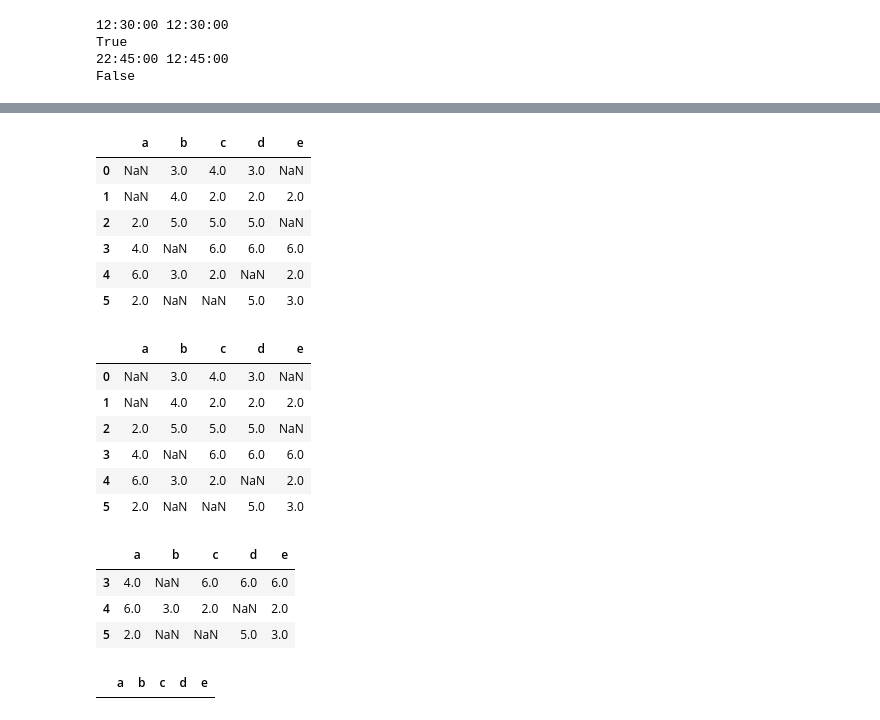
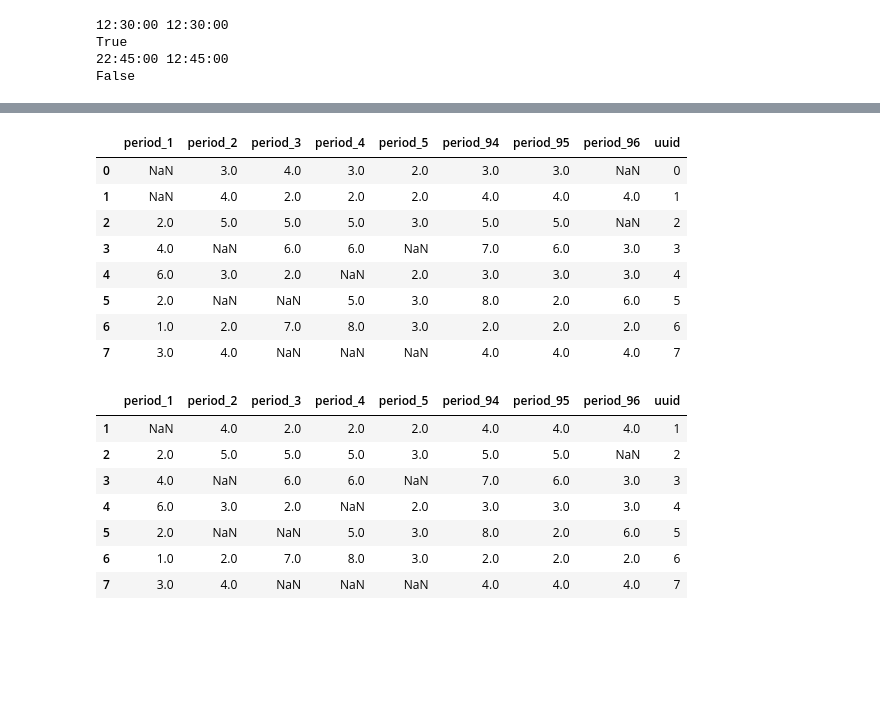
Before and after one commit to titangene/household-electricity, a Jupyter notebook: processing.ipynb, the cells around one changed output, grey strips where cells are left out. Saved outputs shown, nothing was run; the diff lists cells and outputs as text; code cells hidden in the pictures; blank space fills up the shorter version.

```diff
--- a/processing.ipynb
+++ b/processing.ipynb
@@ -309,53 +346,32 @@ AttributeError: 'float' object has no attribute 'isnan'
 # %%
-test_df = pd.DataFrame({'a': [np.nan, np.nan, 2., 4., 6., 2.],
-                      'b': [3., 4., 5., np.nan, 3., np.nan],
-                      'c': [4., 2., 5, 6, 2., np.nan],
-                      'd': [3., 2., 5, 6, np.nan, 5.],
-                      'e': [np.nan, 2., np.nan, 6, 2., 3.]})
+test_df = pd.DataFrame({'uuid': range(8),
+                      'period_1': [np.nan, np.nan, 2., 4., 6., 2., 1., 3.],
+                      'period_2': [3., 4., 5., np.nan, 3., np.nan, 2., 4.],
+                      'period_3': [4., 2., 5., 6, 2., np.nan, 7., np.nan],
+                      'period_4': [3., 2., 5., 6., np.nan, 5., 8., np.nan],
+                      'period_5': [2., 2., 3., np.nan, 2., 3., 3., np.nan],
+                      'period_94': [3., 4., 5., 7., 3., 8., 2., 4.],
+                      'period_95': [3., 4., 5., 6., 3., 2., 2., 4.],
+                      'period_96': [np.nan, 4., np.nan, 3., 3., 6., 2., 4.]})
 test_df
 # %% [output]
-|  | a | b | c | d | e |
-| 0 | NaN | 3.0 | 4.0 | 3.0 | NaN |
-| 1 | NaN | 4.0 | 2.0 | 2.0 | 2.0 |
-| 2 | 2.0 | 5.0 | 5.0 | 5.0 | NaN |
-| 3 | 4.0 | NaN | 6.0 | 6.0 | 6.0 |
-| 4 | 6.0 | 3.0 | 2.0 | NaN | 2.0 |
-| 5 | 2.0 | NaN | NaN | 5.0 | 3.0 |
+|  | period_1 | period_2 | period_3 | period_4 | period_5 | period_94 | period_95 | period_96 | uuid |
+| 0 | NaN | 3.0 | 4.0 | 3.0 | 2.0 | 3.0 | 3.0 | NaN | 0 |
+| 1 | NaN | 4.0 | 2.0 | 2.0 | 2.0 | 4.0 | 4.0 | 4.0 | 1 |
+| 2 | 2.0 | 5.0 | 5.0 | 5.0 | 3.0 | 5.0 | 5.0 | NaN | 2 |
+| 3 | 4.0 | NaN | 6.0 | 6.0 | NaN | 7.0 | 6.0 | 3.0 | 3 |
+| 4 | 6.0 | 3.0 | 2.0 | NaN | 2.0 | 3.0 | 3.0 | 3.0 | 4 |
+| 5 | 2.0 | NaN | NaN | 5.0 | 3.0 | 8.0 | 2.0 | 6.0 | 5 |
+| 6 | 1.0 | 2.0 | 7.0 | 8.0 | 3.0 | 2.0 | 2.0 | 2.0 | 6 |
+| 7 | 3.0 | 4.0 | NaN | NaN | NaN | 4.0 | 4.0 | 4.0 | 7 |
-# %%
-test_df.dropna(thresh = 3, inplace=True)
-test_df
-# %% [output]
-|  | a | b | c | d | e |
-| 0 | NaN | 3.0 | 4.0 | 3.0 | NaN |
-| 1 | NaN | 4.0 | 2.0 | 2.0 | 2.0 |
-| 2 | 2.0 | 5.0 | 5.0 | 5.0 | NaN |
-| 3 | 4.0 | NaN | 6.0 | 6.0 | 6.0 |
-| 4 | 6.0 | 3.0 | 2.0 | NaN | 2.0 |
-| 5 | 2.0 | NaN | NaN | 5.0 | 3.0 |
 # %%
-test_df = test_df[test_df['a'].notnull()]
-test_df = test_df[test_df['e'].notnull()]
-test_df
+test_df[(test_df['period_1'].notnull()) | (test_df['period_96'].notnull())]
 # %% [output]
-|  | a | b | c | d | e |
-| 3 | 4.0 | NaN | 6.0 | 6.0 | 6.0 |
-| 4 | 6.0 | 3.0 | 2.0 | NaN | 2.0 |
-| 5 | 2.0 | NaN | NaN | 5.0 | 3.0 |
+|  | period_1 | period_2 | period_3 | period_4 | period_5 | period_94 | period_95 | period_96 | uuid |
+| 1 | NaN | 4.0 | 2.0 | 2.0 | 2.0 | 4.0 | 4.0 | 4.0 | 1 |
+| 2 | 2.0 | 5.0 | 5.0 | 5.0 | 3.0 | 5.0 | 5.0 | NaN | 2 |
+| 3 | 4.0 | NaN | 6.0 | 6.0 | NaN | 7.0 | 6.0 | 3.0 | 3 |
+| 4 | 6.0 | 3.0 | 2.0 | NaN | 2.0 | 3.0 | 3.0 | 3.0 | 4 |
+| 5 | 2.0 | NaN | NaN | 5.0 | 3.0 | 8.0 | 2.0 | 6.0 | 5 |
+| 6 | 1.0 | 2.0 | 7.0 | 8.0 | 3.0 | 2.0 | 2.0 | 2.0 | 6 |
+| 7 | 3.0 | 4.0 | NaN | NaN | NaN | 4.0 | 4.0 | 4.0 | 7 |
-# %%
-isnan = False
-
-for index, row in test_df.iterrows():
-    for peroid_idx, peroid in enumerate(peroid_column[1:-1]):
-        cuurent_peroid = row[peroid]
-        prev_peroid = row[peroid_column[peroid_idx - 1]]
-        next_peroid = row[peroid_column[peroid_idx + 1]]
-#             print(peroid, prev_peroid, cuurent_peroid, next_peroid)
-
-        if (type(prev_peroid))
-        if ((prev_peroid.isnan()) | (next_peroid.isnan())):
-            isnan = True
-
-    print(isnan)
-    break
-# %% [output]
-|  | a | b | c | d | e |
```
Also changed, not shown: parts of 8 cells of this notebook.
